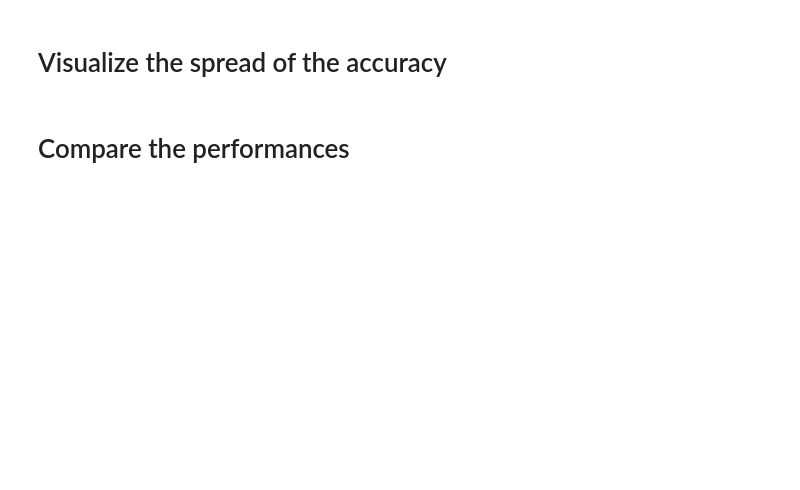
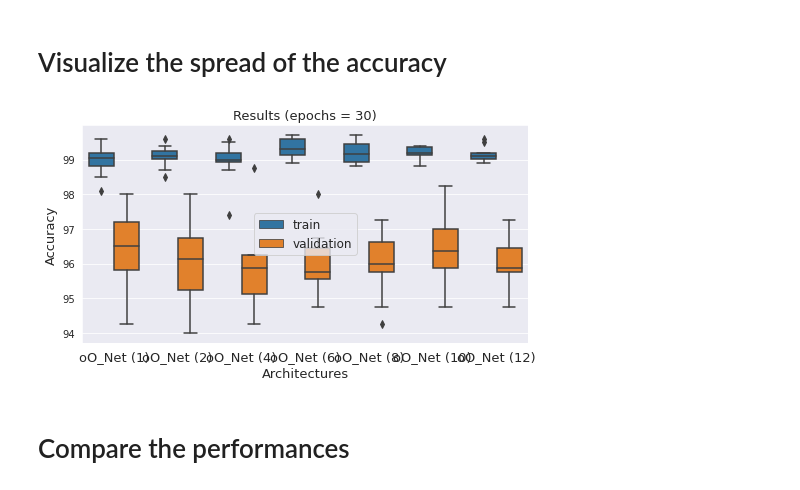
Before and after one commit to arnaudguibbert/Deep-learning-miniproject, a Jupyter notebook: Proj1/testers.ipynb, the cells around one changed output. Saved outputs shown, nothing was run; the diff lists cells and outputs as text; code cells hidden in the pictures; blank space fills up the shorter version.

```diff
--- a/Proj1/testers.ipynb
+++ b/Proj1/testers.ipynb
@@ -43,7 +85,9 @@ mytest.plot_count_param(fig,[1,1,1])
 # %%
 fig = plt.figure(figsize=[8,4])
 sns.set_style("darkgrid")
-mytest.plot_std(fig,[1,1,1],test=True)
+mytest.plot_std(fig,[1,1,1],test=False)
+# %% [output]
+[figure, added]
 # %% [markdown]
 # Compare the performances
 # %%
```
Also changed, not shown: parts of 8 cells of this notebook, 7 other files.
